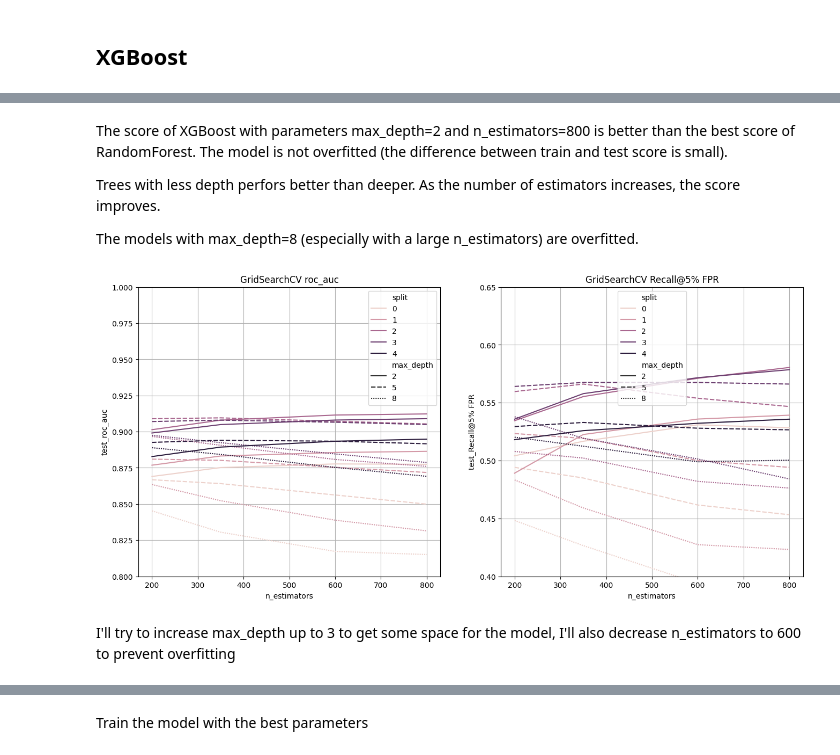
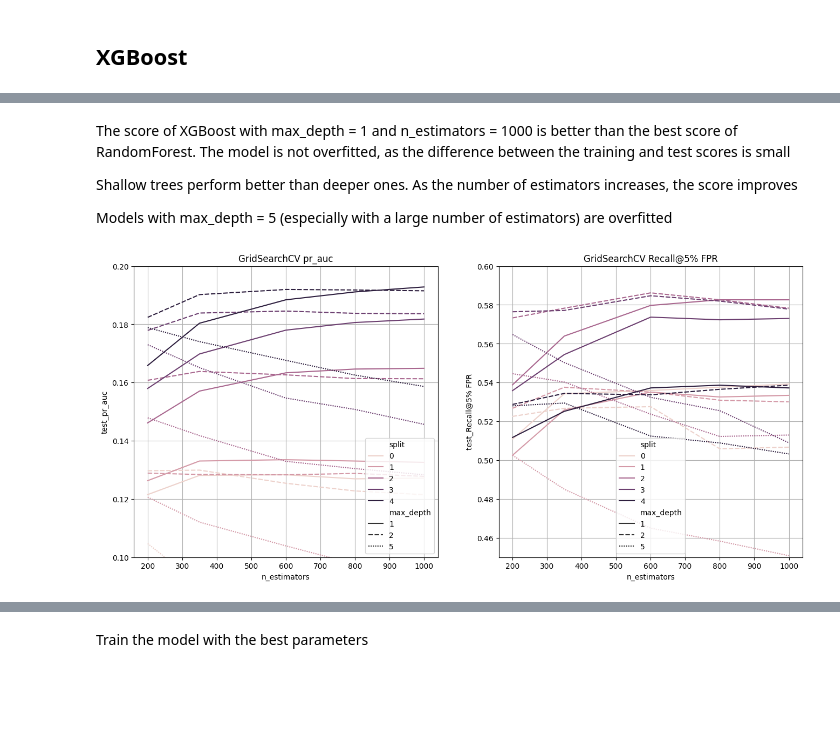
Before and after one commit to AleksandrRodkin/FraudDetection, a Jupyter notebook: training/training.ipynb, the cells around one changed output, grey strips where cells are left out. Drawn from its saved outputs; the diff is of its cells as text; code cells hidden in the pictures; blank space fills up the shorter version.

Commit message:
retrain models

```diff
--- a/training/training.ipynb
+++ b/training/training.ipynb
@@ -771,7 +296,7 @@ GridSearchCV will be performed on the parameters C (regularization strength) and
 
 lr = LogisticRegression(penalty='elasticnet', class_weight='balanced', random_state=42, solver='saga', n_jobs=-1, max_iter=200)
 
-Cs = [0.01, 1.0, 10.0]
+Cs = [0.01, 0.5, 1.0]
 l_one = [0.3, 0.7]
 
 gs_lr = GridSearchCV(
@@ -1266,7 +654,7 @@ Parameter class_weight='balanced_subsample' to handle the imbalanced target clas
 
 forest_small = RandomForestClassifier(
     class_weight='balanced_subsample', random_state=42, n_jobs=-1, bootstrap=True, criterion='log_loss',
-    min_samples_leaf=1e-5,  min_impurity_decrease=1e-4, min_samples_split=5e-5, n_estimators=150,
+    min_samples_leaf=1e-5,  min_impurity_decrease=5e-5, min_samples_split=5e-5, n_estimators=150,
 )
 
 max_depth = [35, 25, 20, 15, 10]
@@ -1274,9 +662,9 @@ max_depth = [35, 25, 20, 15, 10]
 gs_forest_small = GridSearchCV(
     forest_small,
     param_grid={'max_depth': max_depth},
-    scoring={'roc_auc': 'roc_auc',
-             'Recall@5% FPR': recall_a5_fpr,
-             'pr_auc': 'average_precision'},
+    scoring={'Recall@5% FPR': recall_a5_fpr,
+             'pr_auc': 'average_precision',
+             'roc_auc': 'roc_auc'},
     refit='Recall@5% FPR',
     n_jobs=-1,
     cv=cv_small,
@@ -1466,11 +861,11 @@ Other parameters are fixed. The negative to positive class ratio in the whole tr
 xgb_params_gs = {
     'booster':'gbtree',
     'scale_pos_weight': (len(y_train) - np.sum(y_train)) / np.sum(y_train),
-    'learning_rate': 0.04,
+    'learning_rate': 0.1,
     'subsample': 0.9,
     'colsample_bytree': 0.5,
     'min_child_weight': 0.05,
-    'gamma': 0.05,
+    'gamma': 0.1,
     'reg_alpha': 0.75,
     'reg_lambda': 1e-3,
     'eval_metric': 'logloss'
@@ -1479,16 +874,16 @@ xgb_params_gs = {
 xgb_gs = XGBClassifier(**xgb_params_gs)
 
 
-n_estimators = [200, 350, 600, 800]
-max_depth = [2, 5, 8]
+n_estimators = [200, 350, 600, 800, 1000]
+max_depth = [1, 2, 5]
 
 
 gs_xgb = GridSearchCV(
     xgb_gs,
     param_grid={'n_estimators': n_estimators, 'max_depth': max_depth},
-    scoring={'roc_auc': 'roc_auc',
-             'Recall@5% FPR': recall_a5_fpr,
-             'pr_auc': 'average_precision'},
+    scoring={'Recall@5% FPR': recall_a5_fpr,
+             'pr_auc': 'average_precision',
+             'roc_auc': 'roc_auc'},
     refit='Recall@5% FPR',
     n_jobs=-1,
     cv=cv_nf,
@@ -1547,35 +946,34 @@ _res_df
 # %% [markdown]
-The score of XGBoost with parameters max_depth=2 and n_estimators=800 is better than the best score of RandomForest. The model is not overfitted (the difference between train and test score is small).
+The score of XGBoost with max_depth = 1 and n_estimators = 1000 is better than the best score of RandomForest. The model is not overfitted, as the difference between the training and test scores is small
 
-Trees with less depth perfors better than deeper. As the number of estimators increases, the score improves.
+Shallow trees perform better than deeper ones. As the number of estimators increases, the score improves
 
-The models with max_depth=8 (especially with a large n_estimators) are overfitted.
+Models with max_depth = 5 (especially with a large number of estimators) are overfitted
 # %%
 _res = gs_xgb.cv_results_
+_cv = cv_nf
 
 _df = []
 for i in range(len(_res['params'])):
-    for j in range(len(cv_nf)):
-        _df.append([_res['param_n_estimators'][i], _res['param_max_depth'][i], _res[f'split{j}_test_roc_auc'][i], _res[f'split{j}_test_Recall@5% FPR'][i], j])
+    for j in range(len(_cv)):
+        _df.append([_res['param_n_estimators'][i], _res['param_max_depth'][i], _res[f'split{j}_test_pr_auc'][i], _res[f'split{j}_test_Recall@5% FPR'][i], j])
 
-_df = pd.DataFrame(_df, columns=['n_estimators', 'max_depth', 'test_roc_auc', 'test_Recall@5% FPR', 'split'])
+_df = pd.DataFrame(_df, columns=['n_estimators', 'max_depth', 'test_pr_auc', 'test_Recall@5% FPR', 'split'])
 
 xgb_res, xgb_axes = plt.subplots(nrows=1, ncols=2, figsize=(16, 7))
 
-sns.lineplot(data=_df, x='n_estimators', y='test_roc_auc', ax=xgb_axes[0], hue='split', style='max_depth')
+sns.lineplot(data=_df, x='n_estimators', y='test_pr_auc', ax=xgb_axes[0], hue='split', style='max_depth')
 sns.lineplot(data=_df, x='n_estimators', y='test_Recall@5% FPR', ax=xgb_axes[1], hue='split', style='max_depth')
 
-xgb_axes[0].set_ylim((0.8, 1))
-xgb_axes[1].set_ylim((0.4, 0.65))
+xgb_axes[0].set_ylim((0.1, 0.2))
+xgb_axes[1].set_ylim((0.45, 0.6))
 
 xgb_axes[0].grid(True)
 xgb_axes[1].grid(True)
 
-xgb_axes[0].set_title('GridSearchCV roc_auc')
+xgb_axes[0].set_title('GridSearchCV pr_auc')
 xgb_axes[1].set_title('GridSearchCV Recall@5% FPR')
 
 plt.show()
 # %% [output]
-[figure, old version]
+[figure, new version]
-# %% [markdown]
-I'll try to increase max_depth up to 3 to get some space for the model, I'll also decrease n_estimators to 600 to prevent overfitting
```
Also changed, not shown: parts of 133 cells of this notebook, 6 other files.
